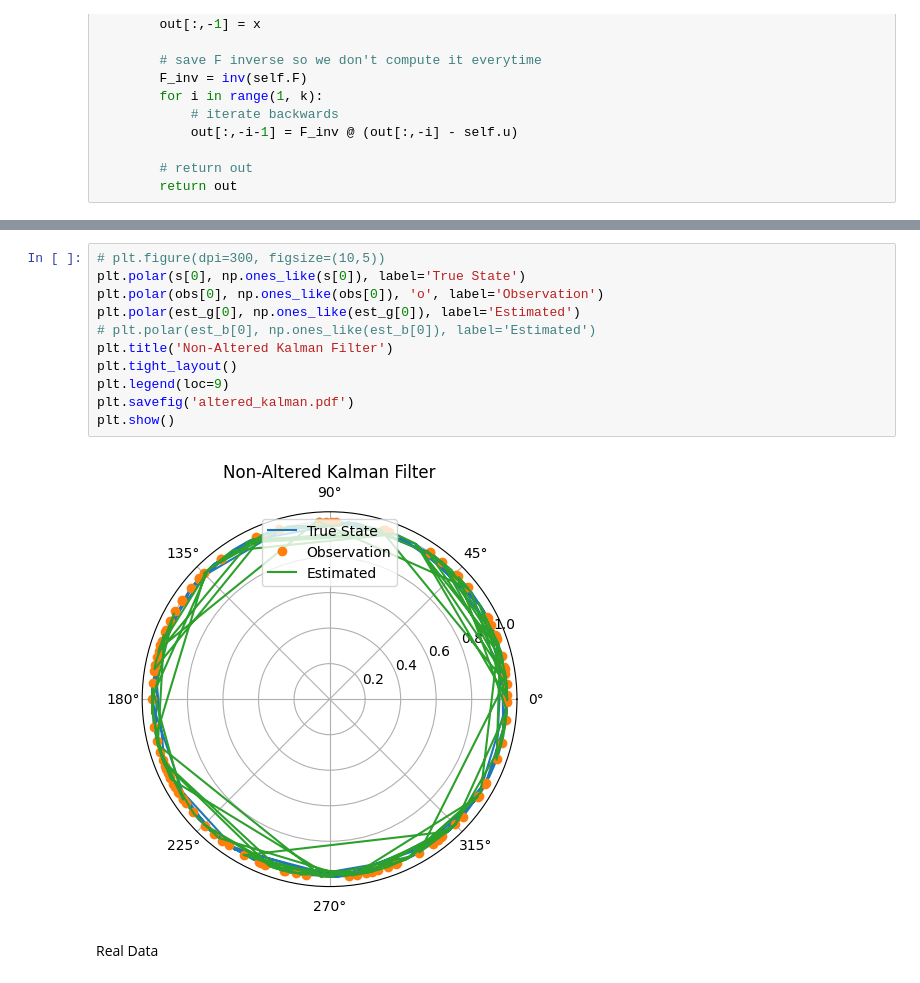
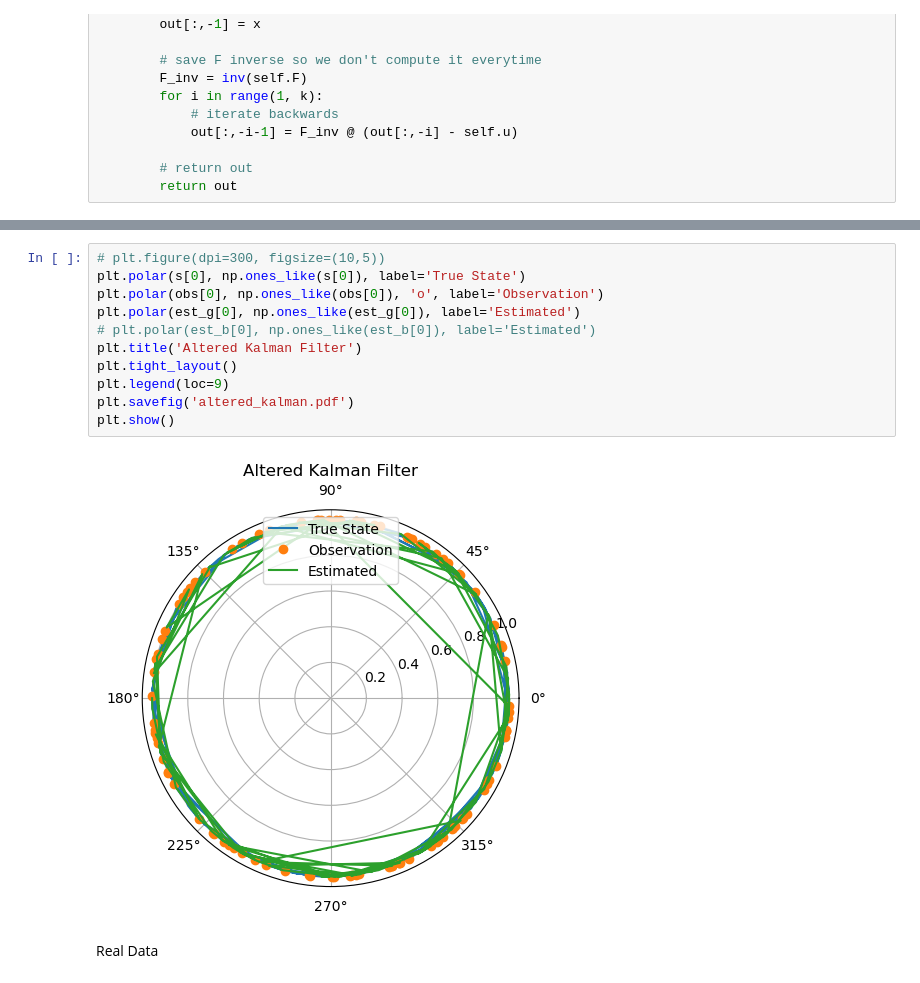
Before and after one commit to CanyonTurtle/cannon-curtis-spencer-tyler-acme, a Jupyter notebook: vol-3/naive_kalman.ipynb, the cells around one changed output, grey strips where cells are left out. Saved outputs shown, nothing was run; the diff lists cells and outputs as text.

Commit message:
Fixed the title of the graph

```diff
--- a/vol-3/naive_kalman.ipynb
+++ b/vol-3/naive_kalman.ipynb
@@ -271,16 +271,16 @@ plt.show()
 # %%
 # plt.figure(dpi=300, figsize=(10,5))
 plt.polar(s[0], np.ones_like(s[0]), label='True State')
 plt.polar(obs[0], np.ones_like(obs[0]), 'o', label='Observation')
 plt.polar(est_g[0], np.ones_like(est_g[0]), label='Estimated')
 # plt.polar(est_b[0], np.ones_like(est_b[0]), label='Estimated')
-plt.title('Non-Altered Kalman Filter')
+plt.title('Altered Kalman Filter')
 plt.tight_layout()
 plt.legend(loc=9)
 plt.savefig('altered_kalman.pdf')
 plt.show()
 # %% [output]
-[figure, old version]
+[figure, new version]
 # %% [markdown]
 Real Data
 # %%
```
Also changed, not shown: parts of 2 cells of this notebook, 4 other files.
